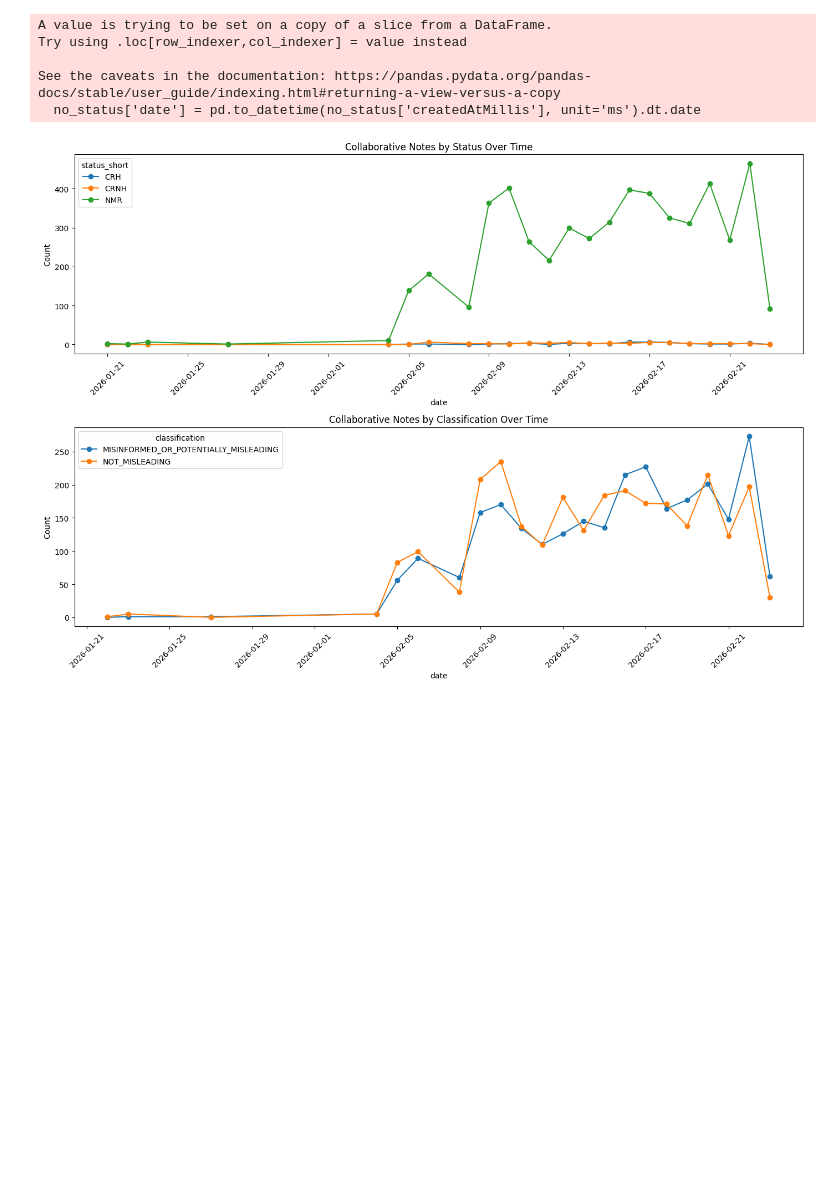
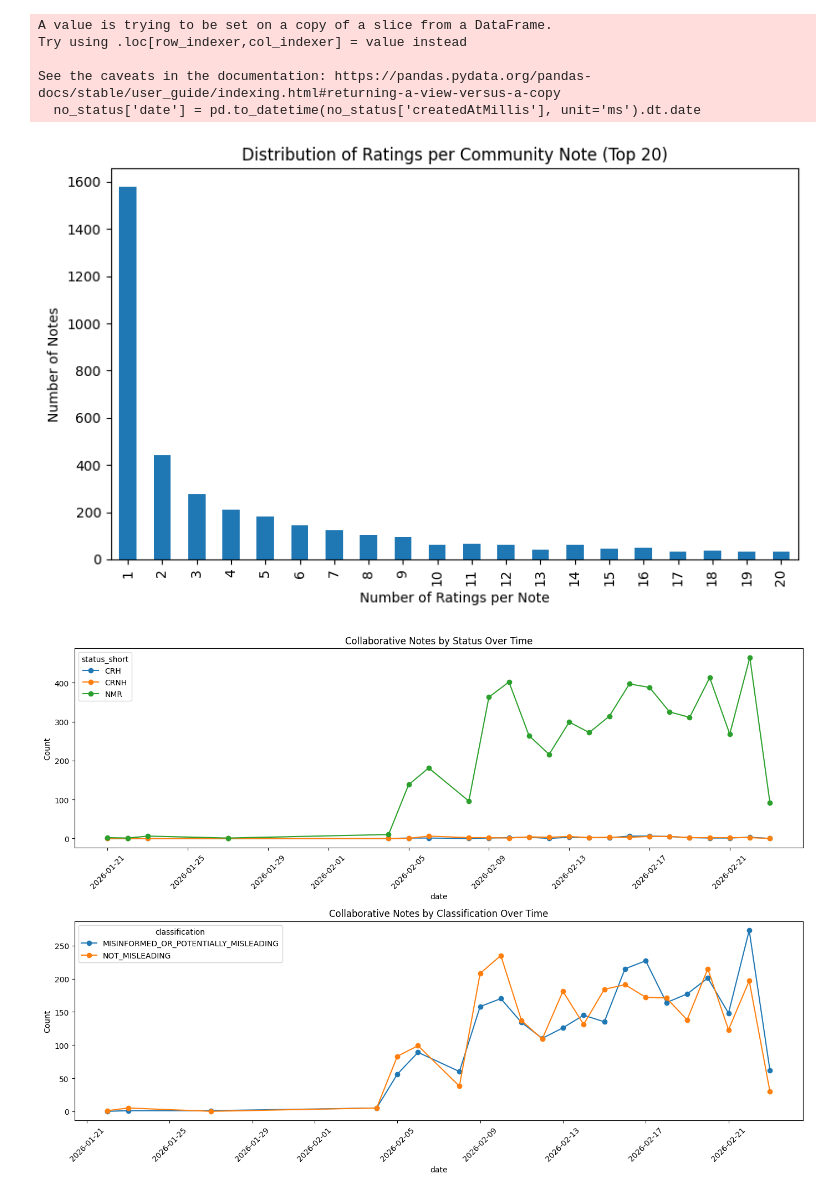
Before and after one commit to an0nr3s3arch3r/494-algo-representations, a Jupyter notebook: week6.ipynb, the cells around one changed output. Drawn from its saved outputs; the diff is of its cells as text; code cells hidden in the pictures; blank space fills up the shorter version.

```diff
--- a/week6.ipynb
+++ b/week6.ipynb
@@ -108,6 +108,21 @@ Try using .loc[row_indexer,col_indexer] = value instead
 
 See the caveats in the documentation: https://pandas.pydata.org/pandas-docs/stable/user_guide/indexing.html#returning-a-view-versus-a-copy
   no_status['date'] = pd.to_datetime(no_status['createdAtMillis'], unit='ms').dt.date
+# %%
+top = rating_distribution.head(20)
+
+plt.figure(figsize=(8,5))
+
+top.plot(kind="bar")
+
+plt.xlabel("Number of Ratings per Note")
+plt.ylabel("Number of Notes")
+plt.title("Distribution of Ratings per Community Note (Top 20)")
+
+plt.tight_layout()
+plt.show()
+# %% [output]
+[figure, added]
 # %%
 import matplotlib.pyplot as plt
 import matplotlib.dates as mdates
```
Also changed, not shown: parts of 1 cell of this notebook.
